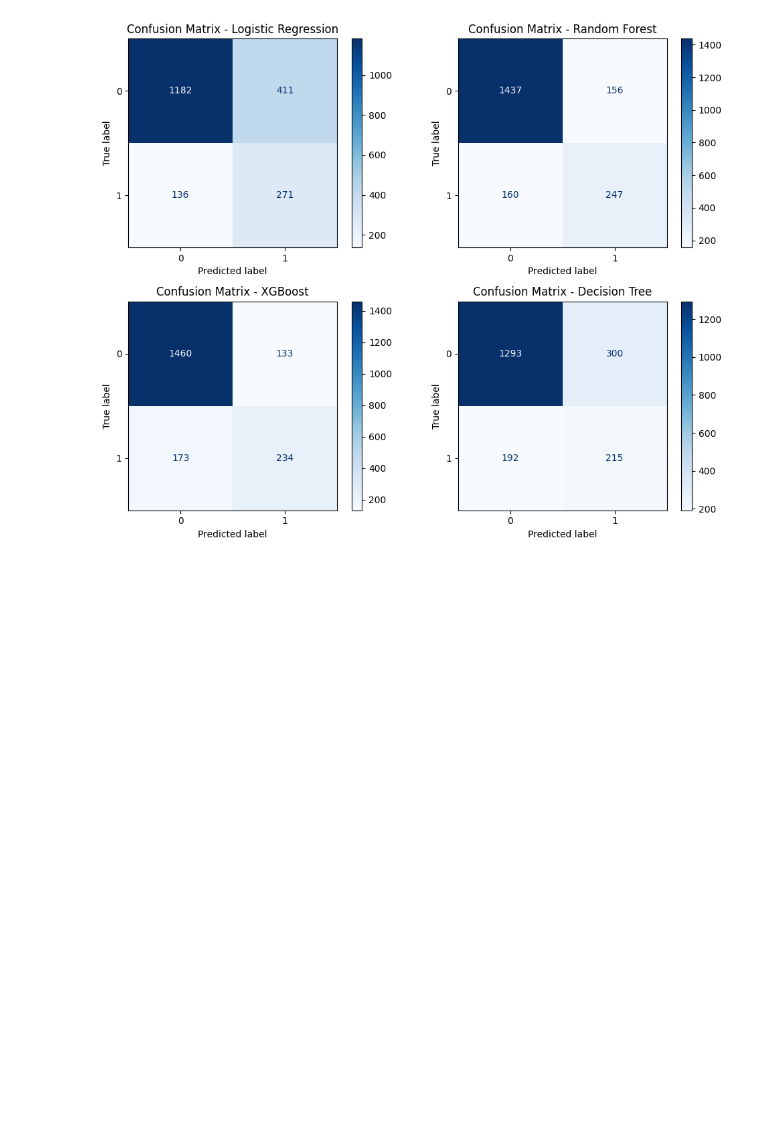
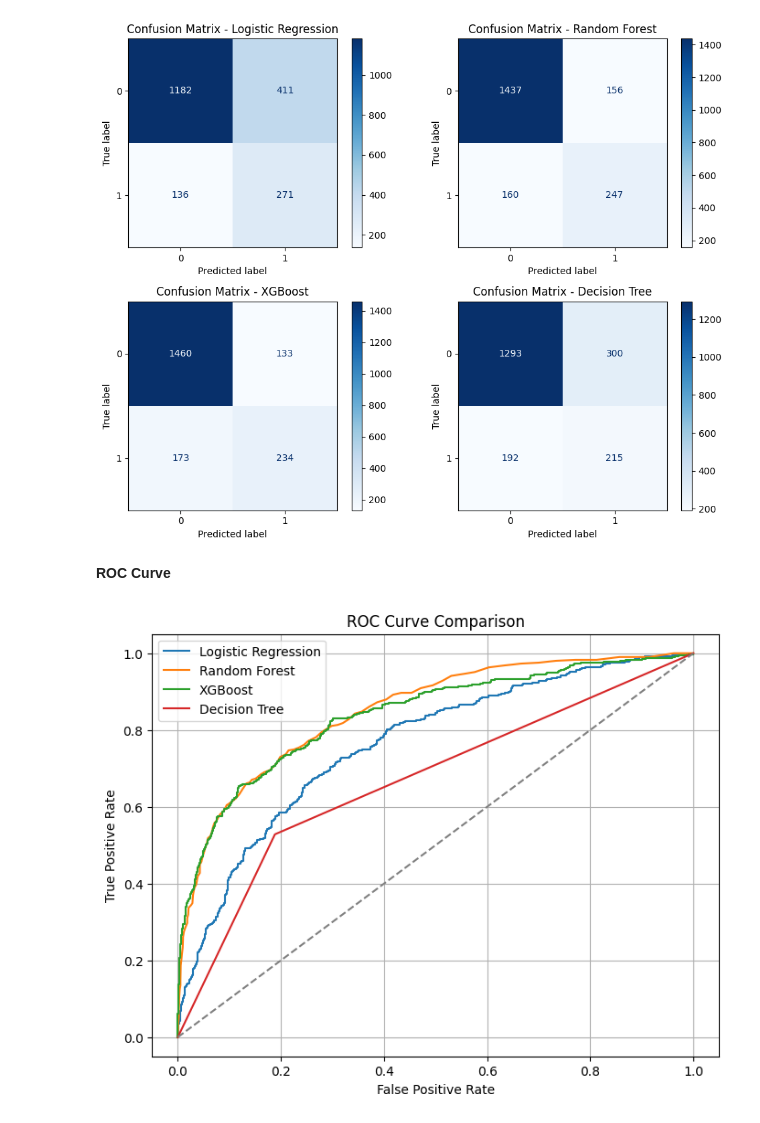
Before and after one commit to athulrj02/Churn-Modelling, a Jupyter notebook: py-code.ipynb, the cells around one changed output. Saved outputs shown, nothing was run; the diff lists cells and outputs as text; code cells hidden in the pictures; blank space fills up the shorter version.

Commit message:
Added ROC curve

```diff
--- a/py-code.ipynb
+++ b/py-code.ipynb
@@ -407,3 +407,35 @@ plt.tight_layout()
 plt.show()
 # %% [output]
 [figure]
+# %% [markdown]
+**ROC Curve**
+# %%
+# Get predicted probabilities
+y_pred_prob_lr = lr_model.predict_proba(X_test)[:, 1]
+y_pred_prob_rf = rf_model.predict_proba(X_test)[:, 1]
+y_pred_prob_xgb = xgb_model.predict_proba(X_test)[:, 1]
+y_pred_prob_dt = dt_model.predict_proba(X_test)[:, 1]
+
+
+# Compute ROC curves
+fpr_lr, tpr_lr, _ = roc_curve(y_test, y_pred_prob_lr)
+fpr_rf, tpr_rf, _ = roc_curve(y_test, y_pred_prob_rf)
+fpr_xgb, tpr_xgb, _ = roc_curve(y_test, y_pred_prob_xgb)
+fpr_dt, tpr_dt, _ = roc_curve(y_test, y_pred_prob_dt)
+
+
+# Plot
+plt.figure(figsize=(8, 6))
+plt.plot(fpr_lr, tpr_lr, label="Logistic Regression")
+plt.plot(fpr_rf, tpr_rf, label="Random Forest")
+plt.plot(fpr_xgb, tpr_xgb, label="XGBoost")
+plt.plot(fpr_dt, tpr_dt, label="Decision Tree")
+plt.plot([0, 1], [0, 1], linestyle='--', color='gray')
+plt.xlabel("False Positive Rate")
+plt.ylabel("True Positive Rate")
+plt.title("ROC Curve Comparison")
+plt.legend()
+plt.grid()
+plt.show()
+# %% [output]
+[figure, added]
```
